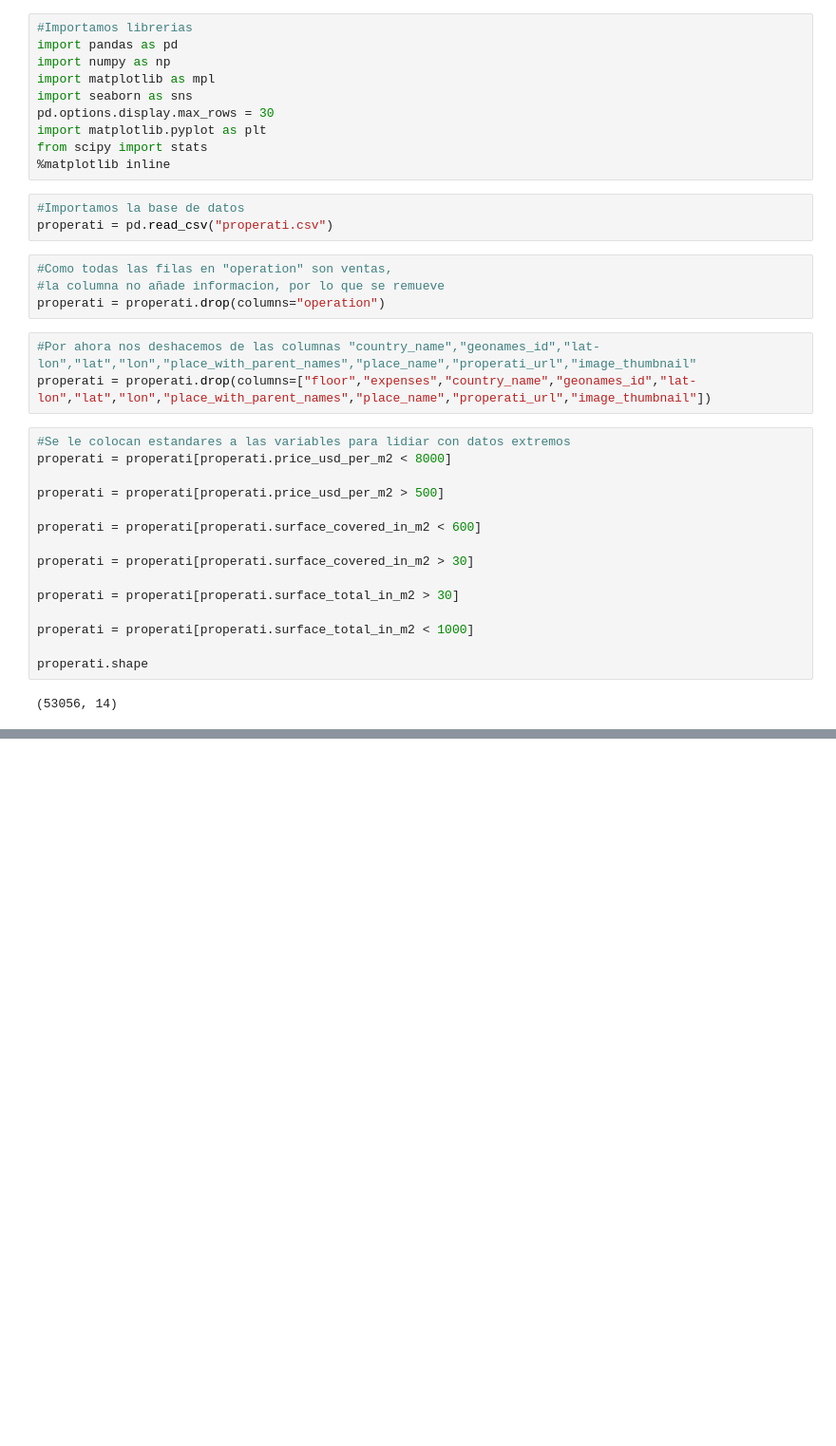
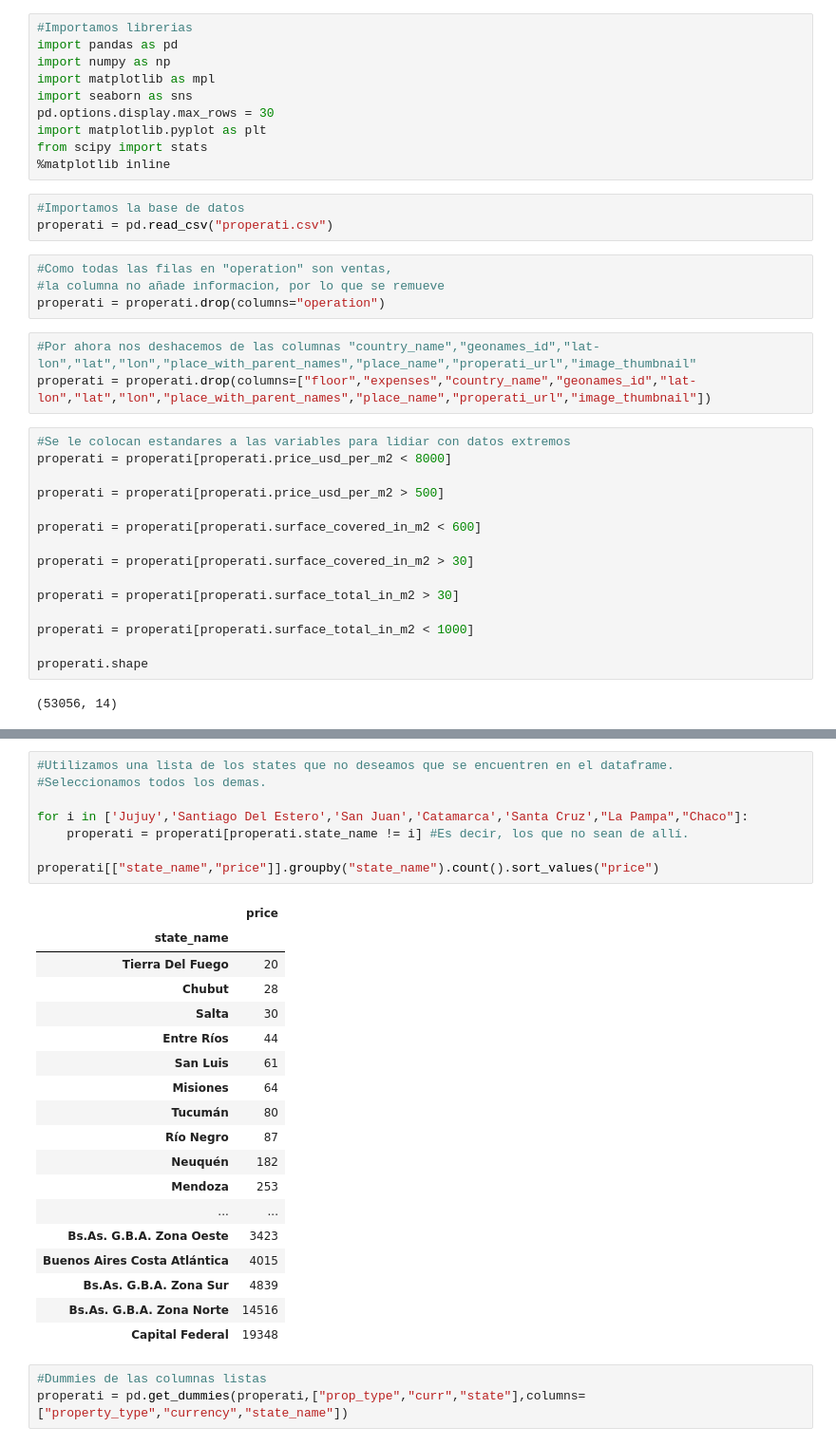
Before and after one commit to Villamaru/stunning-octo-waffle, a Jupyter notebook: 2-Modificacion_de_datos.ipynb, the cells around one changed output, grey strips where cells are left out. Shown at 95% size. Cells and saved outputs as stored; diff of their text form; blank space fills up the shorter version.

```diff
--- a/2-Modificacion_de_datos.ipynb
+++ b/2-Modificacion_de_datos.ipynb
@@ -43,3 +169,33 @@ sns.pairplot(properati[["price_aprox_usd","surface_covered_in_m2"]].sample(800))
+# %%
+#Utilizamos una lista de los states que no deseamos que se encuentren en el dataframe.
+#Seleccionamos todos los demas.
+
+for i in ['Jujuy','Santiago Del Estero','San Juan','Catamarca','Santa Cruz',"La Pampa","Chaco"]:
+    properati = properati[properati.state_name != i] #Es decir, los que no sean de allí.
+
+properati[["state_name","price"]].groupby("state_name").count().sort_values("price")
+# %% [output]
+|  | price |
+| state_name |  |
+| Tierra Del Fuego | 20 |
+| Chubut | 28 |
+| Salta | 30 |
+| Entre Ríos | 44 |
+| San Luis | 61 |
+| Misiones | 64 |
+| Tucumán | 80 |
+| Río Negro | 87 |
+| Neuquén | 182 |
+| Mendoza | 253 |
+| ... | ... |
+| Bs.As. G.B.A. Zona Oeste | 3423 |
+| Buenos Aires Costa Atlántica | 4015 |
+| Bs.As. G.B.A. Zona Sur | 4839 |
+| Bs.As. G.B.A. Zona Norte | 14516 |
+| Capital Federal | 19348 |
+# %%
+#Dummies de las columnas listas
+properati = pd.get_dummies(properati,["prop_type","curr","state"],columns=["property_type","currency","state_name"])
 # %%
 sns.heatmap(properati.corr())
 # %% [output]
```
Also changed, not shown: parts of 18 cells of this notebook, 1 other file.
